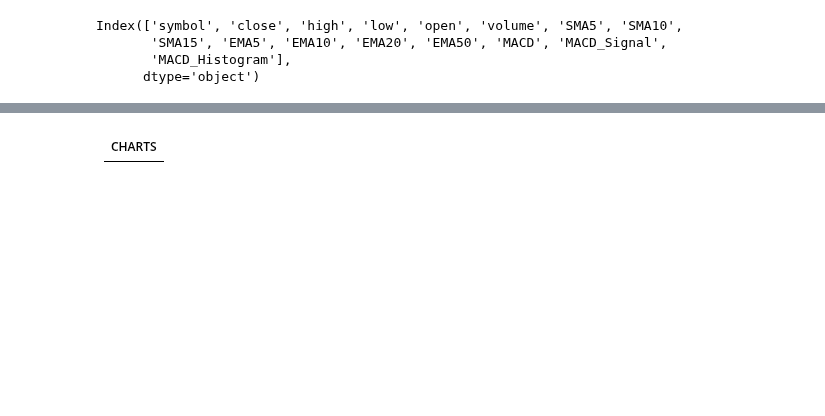
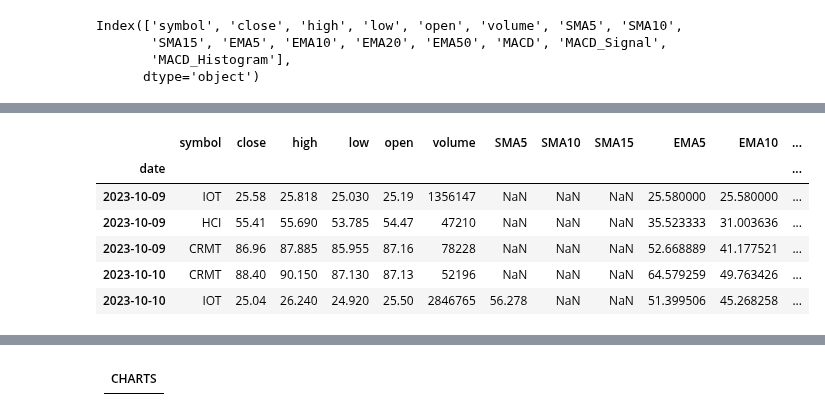
Before and after one commit to sudz4/dark-trader, a Jupyter notebook: gus_DATA.ipynb, the cells around one changed output, grey strips where cells are left out. Cells and saved outputs as stored; diff of their text form; code cells hidden in the pictures; blank space fills up the shorter version.

```diff
--- a/gus_DATA.ipynb
+++ b/gus_DATA.ipynb
@@ -728,3 +730,13 @@ chart_historical_df.tail(2)
 | date |  |  |  |  |  |  |  |  |  |  |  | ... |
 | 2024-03-07 | HCI | 99.21 | 99.96 | 97.1050 | 98.5100 | 96791 | 70.956 | 54.964 | 52.1487 | 68.027215 | 60.011536 | ... |
 | 2024-03-07 | PBM | 1.27 | 1.50 | 0.9401 | 0.9788 | 3711232 | 59.060 | 55.005 | 47.9547 | 45.774810 | 49.331257 | ... |
+# %%
+chart_historical_df.head(5)
+# %% [output]
+|  | symbol | close | high | low | open | volume | SMA5 | SMA10 | SMA15 | EMA5 | EMA10 | ... |
+| date |  |  |  |  |  |  |  |  |  |  |  | ... |
+| 2023-10-09 | IOT | 25.58 | 25.818 | 25.030 | 25.19 | 1356147 | NaN | NaN | NaN | 25.580000 | 25.580000 | ... |
+| 2023-10-09 | HCI | 55.41 | 55.690 | 53.785 | 54.47 | 47210 | NaN | NaN | NaN | 35.523333 | 31.003636 | ... |
+| 2023-10-09 | CRMT | 86.96 | 87.885 | 85.955 | 87.16 | 78228 | NaN | NaN | NaN | 52.668889 | 41.177521 | ... |
+| 2023-10-10 | CRMT | 88.40 | 90.150 | 87.130 | 87.13 | 52196 | NaN | NaN | NaN | 64.579259 | 49.763426 | ... |
+| 2023-10-10 | IOT | 25.04 | 26.240 | 24.920 | 25.50 | 2846765 | 56.278 | NaN | NaN | 51.399506 | 45.268258 | ... |
```
Also changed, not shown: parts of 17 cells of this notebook, 5 other files.
